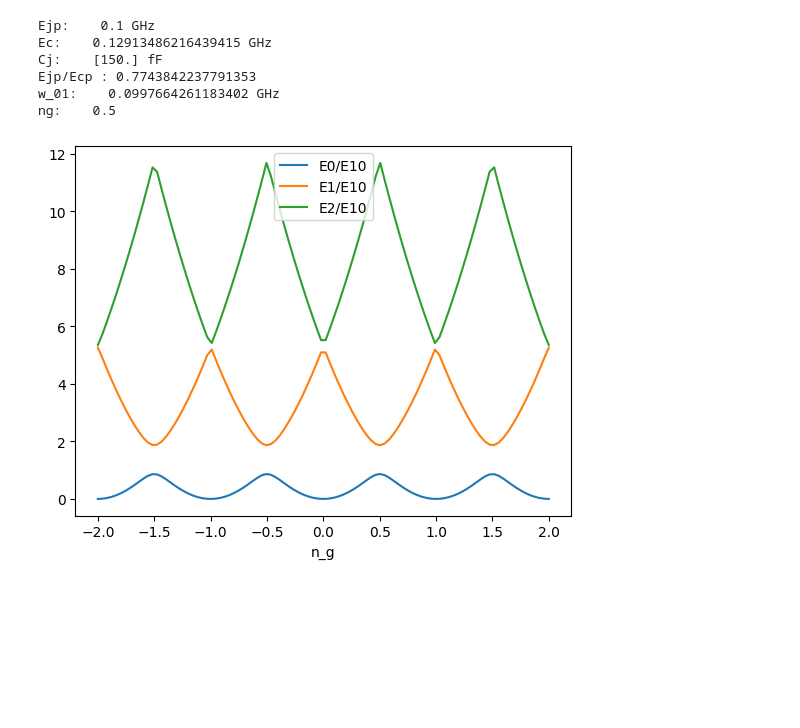
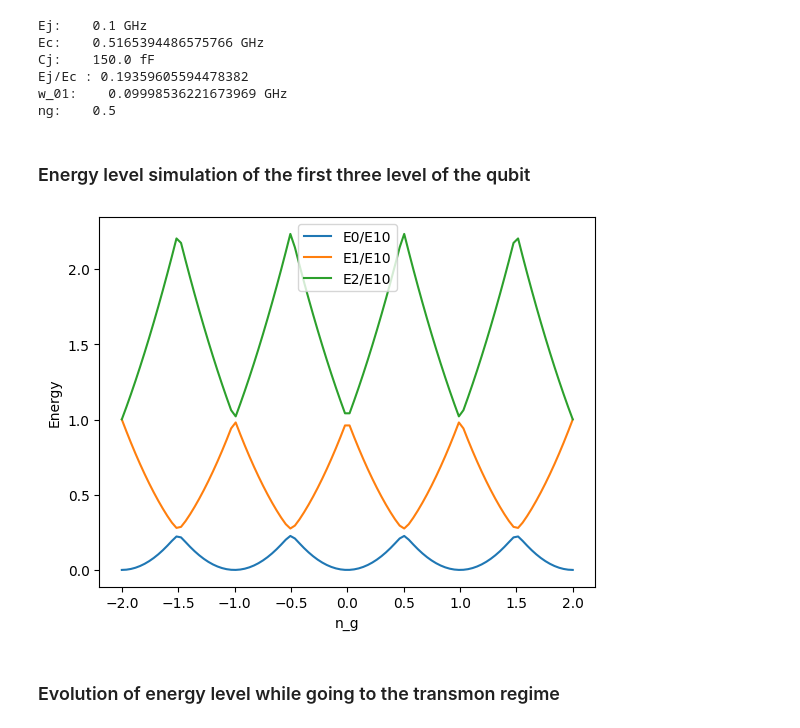
Before and after one commit to balerat/Master-thesis---Superconducting-circuit-analysis, a Jupyter notebook: main/Qubit simulation.ipynb, the cells around one changed output. Drawn from its saved outputs; the diff is of its cells as text; code cells hidden in the pictures; blank space fills up the shorter version.

```diff
--- a/main/Qubit simulation.ipynb
+++ b/main/Qubit simulation.ipynb
@@ -35,48 +44,53 @@ pi = np.pi
 
 ng = 0.5
 Ej = 0.1e9
-C = 150e-15
+Ct = 150e-15
 ncut = 20
 
 
 # Creation of circuit object
-system = qubit(Ej, [C], ng, ncut)
+system = qubit(Ej, [Ct], ng, ncut)
 
 system.print_params()
 # %% [output]
-Ejp:    0.1 GHz
-Ec:    0.12913486216439415 GHz
-Cj:    [150.] fF
-Ejp/Ecp : 0.7743842237791353
-w_01:    0.0997664261183402 GHz
+Ej:    0.1 GHz
+Ec:    0.5165394486575766 GHz
+Cj:    150.0 fF
+Ej/Ec : 0.19359605594478382
+w_01:    0.09998536221673969 GHz
 ng:    0.5
+# %% [markdown]
+### Energy level simulation of the first three level of the qubit
 # %%
 ngs = np.linspace(-2, 2, 100)
 E_0, E_1, E_2 = [], [], []
 
 evals, evecs = system.diagonalize_H(update=True)
 
 E10 = evals[1] - evals[0]
 
 for ng in tqdm(ngs):
     system.ng = ng
 
     evals, evecs = system.diagonalize_H(update=True)
 
     E_0.append(evals[0] / E10)
     E_1.append(evals[1] / E10)
     E_2.append(evals[2] / E10)
 
 zero_E = min(E_0)
 
 plt.plot(ngs, [val - zero_E for val in E_0], label='E0/E10')
 plt.plot(ngs, [val - zero_E for val in E_1], label='E1/E10')
 plt.plot(ngs, [val - zero_E for val in E_2], label='E2/E10')
 plt.xlabel('n_g')
+plt.ylabel('Energy')
 plt.legend()
 plt.show()
 # %% [output]
-[figure, old version]
+[figure, new version]
+# %% [markdown]
+### Evolution of energy level while going to the transmon regime
 # %%
 ngs = np.linspace(-0.25, 1.25, 1000)
 Ejs = [0.1e9, 1e9, 10e9, 100e9]
```
Also changed, not shown: parts of 4 cells of this notebook, 15 other files.
